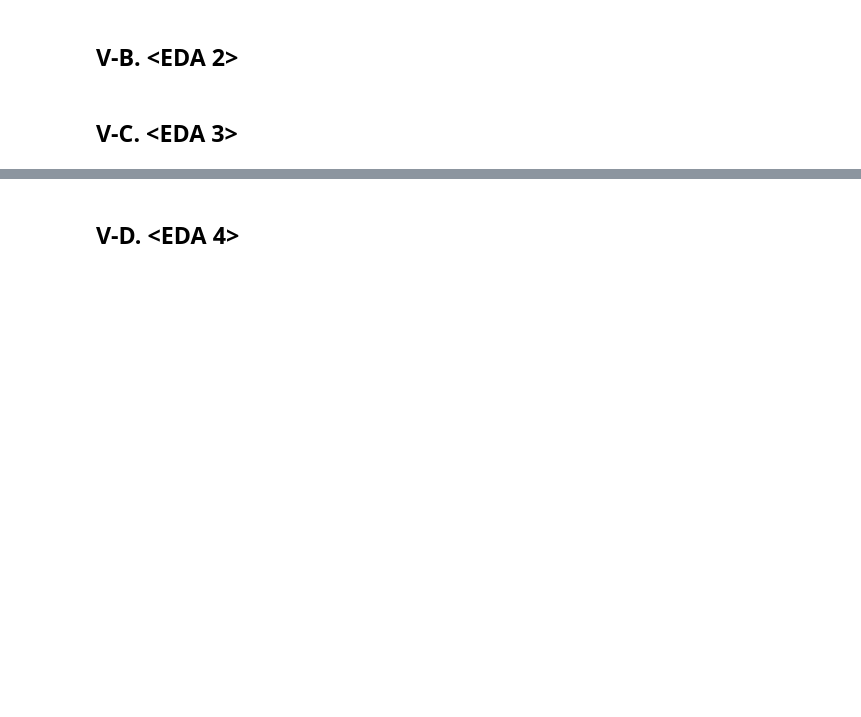
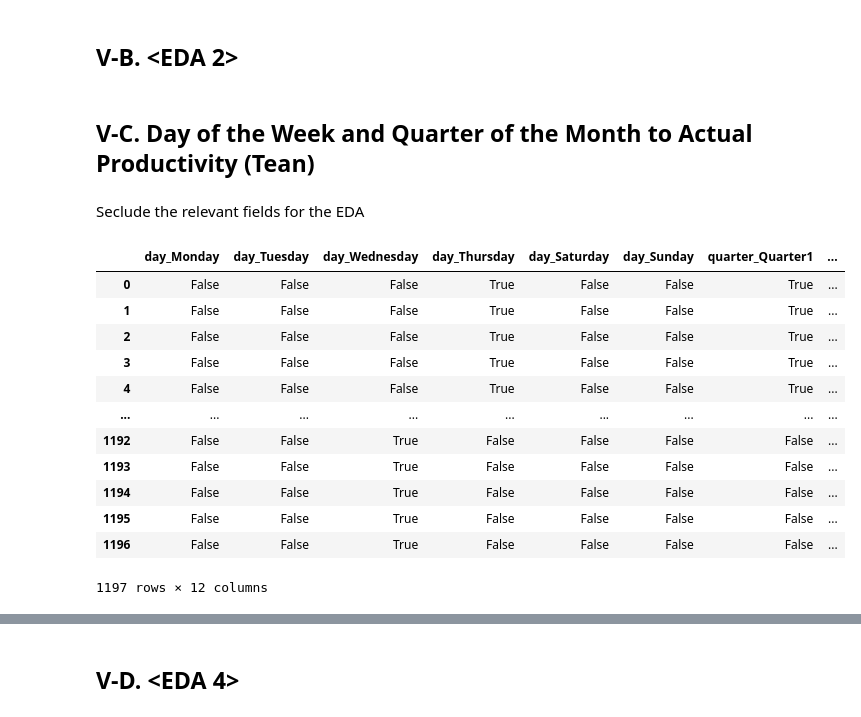
Before and after one commit to TeanConcio/CCPROG1-MP, a Jupyter notebook: machine_project_notebook.ipynb, the cells around one changed output, grey strips where cells are left out. Saved outputs shown, nothing was run; the diff lists cells and outputs as text; code cells hidden in the pictures; blank space fills up the shorter version.

Commit message:
Made EDA 3 (Tean)

```diff
--- a/machine_project_notebook.ipynb
+++ b/machine_project_notebook.ipynb
@@ -453,5 +454,25 @@ EDA
 ## V-A. <EDA 1>
 # %% [markdown]
 ## V-B. <EDA 2>
-# %% [markdown]
-## V-C. <EDA 3>
+# %% [markdown]
+## V-C. Day of the Week and Quarter of the Month to Actual Productivity (Tean)
+# %% [markdown]
+Seclude the relevant fields for the EDA
+# %%
+day_quarter_productivity_df = df[['day_Monday', 'day_Tuesday', 'day_Wednesday', 'day_Thursday', 'day_Saturday', 'day_Sunday', 'quarter_Quarter1', 'quarter_Quarter2', 'quarter_Quarter3', 'quarter_Quarter4', 'quarter_Quarter5', 'actual_productivity']]
+
+day_quarter_productivity_df
+# %% [output]
+|  | day_Monday | day_Tuesday | day_Wednesday | day_Thursday | day_Saturday | day_Sunday | quarter_Quarter1 | ... |
+| 0 | False | False | False | True | False | False | True | ... |
+| 1 | False | False | False | True | False | False | True | ... |
+| 2 | False | False | False | True | False | False | True | ... |
+| 3 | False | False | False | True | False | False | True | ... |
+| 4 | False | False | False | True | False | False | True | ... |
+| ... | ... | ... | ... | ... | ... | ... | ... | ... |
+| 1192 | False | False | True | False | False | False | False | ... |
+| 1193 | False | False | True | False | False | False | False | ... |
+| 1194 | False | False | True | False | False | False | False | ... |
+| 1195 | False | False | True | False | False | False | False | ... |
+| 1196 | False | False | True | False | False | False | False | ... |
+1197 rows × 12 columns
```
Also changed, not shown: parts of 7 cells of this notebook.
